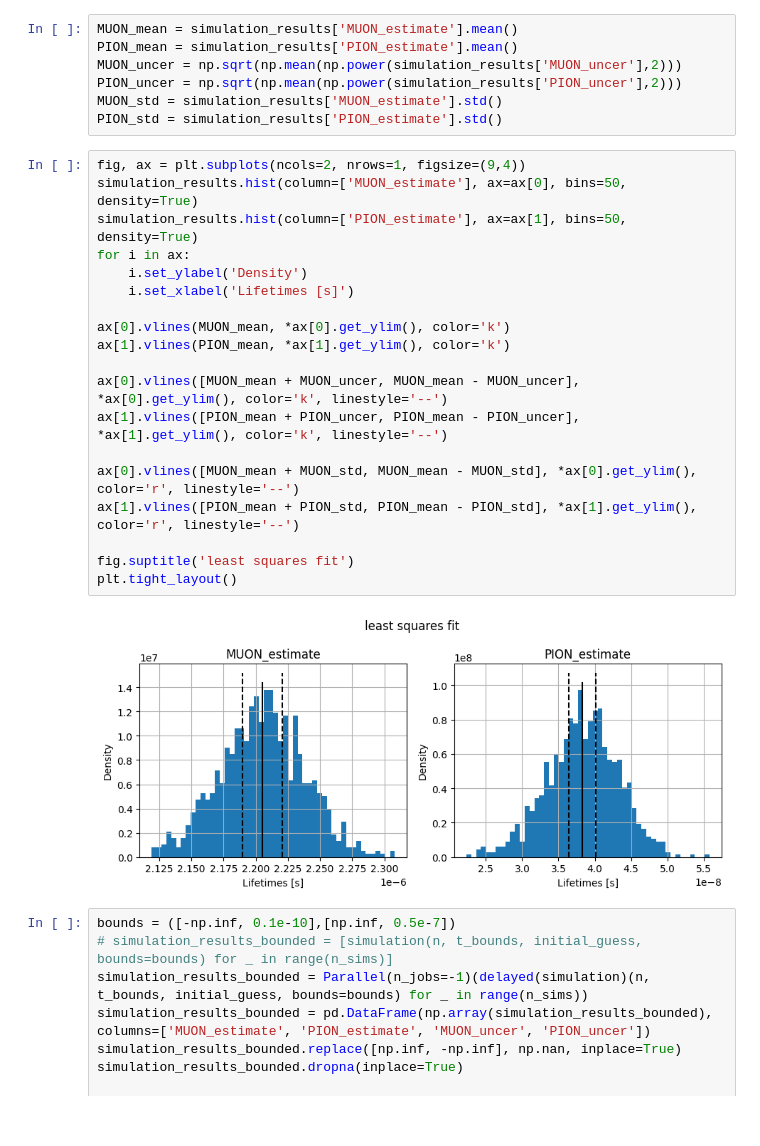
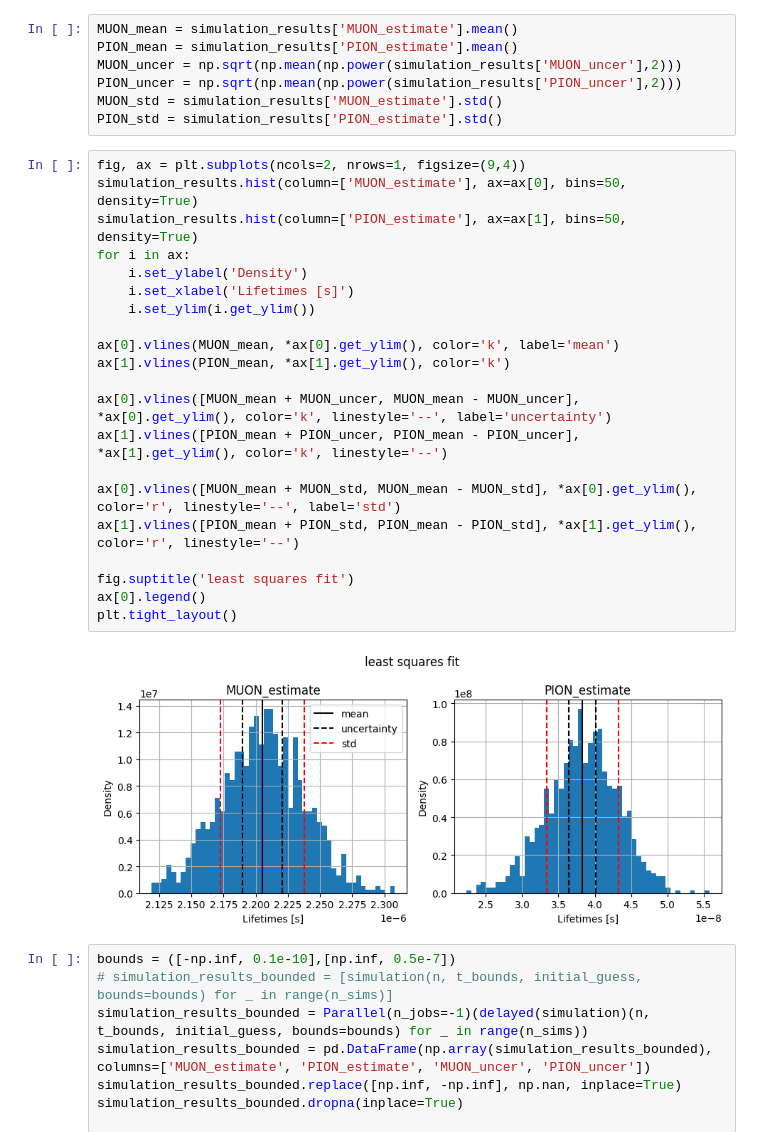
Before and after one commit to kingspoof/PHY241, a Jupyter notebook: Code/3_d_least_squares.ipynb, the cells around one changed output. Cells and saved outputs as stored; diff of their text form.

```diff
--- a/Code/3_d_least_squares.ipynb
+++ b/Code/3_d_least_squares.ipynb
@@ -61,24 +61,26 @@ PION_std = simulation_results['PION_estimate'].std()
 # %%
 fig, ax = plt.subplots(ncols=2, nrows=1, figsize=(9,4))
 simulation_results.hist(column=['MUON_estimate'], ax=ax[0], bins=50, density=True)
 simulation_results.hist(column=['PION_estimate'], ax=ax[1], bins=50, density=True)
 for i in ax:
     i.set_ylabel('Density')
     i.set_xlabel('Lifetimes [s]')
+    i.set_ylim(i.get_ylim())
 
-ax[0].vlines(MUON_mean, *ax[0].get_ylim(), color='k')
+ax[0].vlines(MUON_mean, *ax[0].get_ylim(), color='k', label='mean')
 ax[1].vlines(PION_mean, *ax[1].get_ylim(), color='k')
 
-ax[0].vlines([MUON_mean + MUON_uncer, MUON_mean - MUON_uncer], *ax[0].get_ylim(), color='k', linestyle='--')
+ax[0].vlines([MUON_mean + MUON_uncer, MUON_mean - MUON_uncer], *ax[0].get_ylim(), color='k', linestyle='--', label='uncertainty')
 ax[1].vlines([PION_mean + PION_uncer, PION_mean - PION_uncer], *ax[1].get_ylim(), color='k', linestyle='--')
 
-ax[0].vlines([MUON_mean + MUON_std, MUON_mean - MUON_std], *ax[0].get_ylim(), color='r', linestyle='--')
+ax[0].vlines([MUON_mean + MUON_std, MUON_mean - MUON_std], *ax[0].get_ylim(), color='r', linestyle='--', label='std')
 ax[1].vlines([PION_mean + PION_std, PION_mean - PION_std], *ax[1].get_ylim(), color='r', linestyle='--')
 
 fig.suptitle('least squares fit')
+ax[0].legend()
 plt.tight_layout()
 # %% [output]
-[figure, old version]
+[figure, new version]
 # %%
 bounds = ([-np.inf, 0.1e-10],[np.inf, 0.5e-7])
 # simulation_results_bounded = [simulation(n, t_bounds, initial_guess, bounds=bounds) for _ in range(n_sims)]
```
Also changed, not shown: 2 other files.
